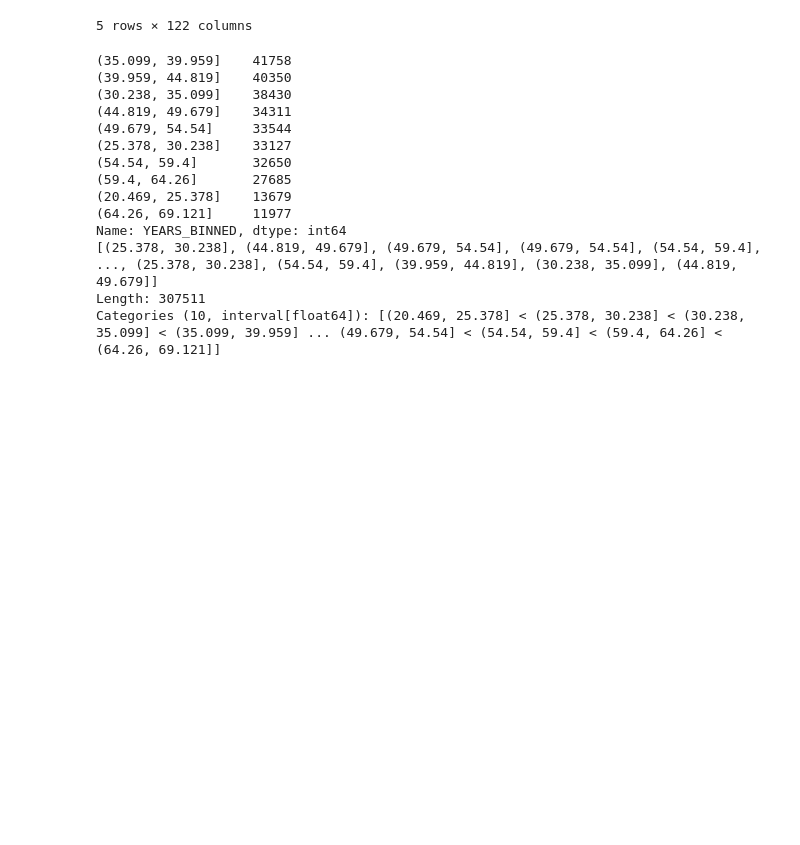
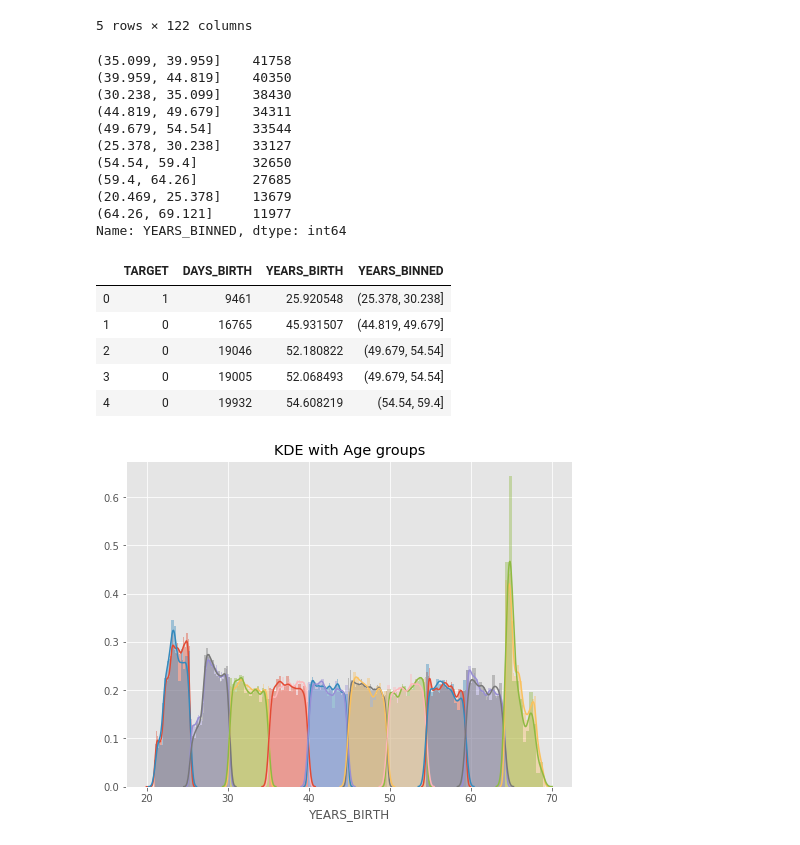
Before and after one commit to chingcc1209/4th-ML100Days, a Jupyter notebook: Day_016_HW.ipynb, the cells around one changed output. Drawn from its saved outputs; the diff is of its cells as text; code cells hidden in the pictures; blank space fills up the shorter version.

```diff
--- a/Day_016_HW.ipynb
+++ b/Day_016_HW.ipynb
@@ -56,13 +56,11 @@ age_data['YEARS_BIRTH'] = age_data['DAYS_BIRTH'] / 365 # day-age to year-age
 Your Code Here
 """
 bin_cut =  10
-age_data['YEARS_BINNED'] = pd.cut(age_data['YEARS_BIRTH'], bins = bin_cut)
+age_data['YEARS_BINNED']= pd.cut(age_data['YEARS_BIRTH'], bins = bin_cut)
 
 # 顯示不同組的數量
 print(age_data['YEARS_BINNED'].value_counts())
 age_data.head()
-year_group_sorted = pd.Categorical(age_data['YEARS_BINNED'], ordered=True)
-print(year_group_sorted)
 # %% [output]
 (35.099, 39.959]    41758
 (39.959, 44.819]    40350
@@ -75,25 +73,30 @@ print(year_group_sorted)
 (20.469, 25.378]    13679
 (64.26, 69.121]     11977
 Name: YEARS_BINNED, dtype: int64
-[(25.378, 30.238], (44.819, 49.679], (49.679, 54.54], (49.679, 54.54], (54.54, 59.4], ..., (25.378, 30.238], (54.54, 59.4], (39.959, 44.819], (30.238, 35.099], (44.819, 49.679]]
-Length: 307511
-Categories (10, interval[float64]): [(20.469, 25.378] < (25.378, 30.238] < (30.238, 35.099] < (35.099, 39.959] ... (49.679, 54.54] < (54.54, 59.4] < (59.4, 64.26] < (64.26, 69.121]]
+|  | TARGET | DAYS_BIRTH | YEARS_BIRTH | YEARS_BINNED |
+| 0 | 1 | 9461 | 25.920548 | (25.378, 30.238] |
+| 1 | 0 | 16765 | 45.931507 | (44.819, 49.679] |
+| 2 | 0 | 19046 | 52.180822 | (49.679, 54.54] |
+| 3 | 0 | 19005 | 52.068493 | (49.679, 54.54] |
+| 4 | 0 | 19932 | 54.608219 | (54.54, 59.4] |
 # %%
 # 繪圖前先排序 / 分組
 """
 Your Code Here
 """
-year_group_sorted = pd.Categorical(age_data['YEARS_BINNED'], ordered=True)
+year_group_sorted = age_data['YEARS_BINNED'].unique().sort_values()
 
 plt.figure(figsize=(8,6))
 for i in range(len(year_group_sorted)):
     sns.distplot(age_data.loc[(age_data['YEARS_BINNED'] == year_group_sorted[i]) & \
                               (age_data['TARGET'] == 0), 'YEARS_BIRTH'], label = str(year_group_sorted[i]))
 
     sns.distplot(age_data.loc[(age_data['YEARS_BINNED'] == year_group_sorted[i]) & \
                               (age_data['TARGET'] == 1), 'YEARS_BIRTH'], label = str(year_group_sorted[i]))
 plt.title('KDE with Age groups')
 plt.show()
+# %% [output]
+[figure, added]
 # %%
 # 計算每個年齡區間的 Target、DAYS_BIRTH與 YEARS_BIRTH 的平均值
 age_groups  = age_data.groupby('YEARS_BINNED').mean()
```
